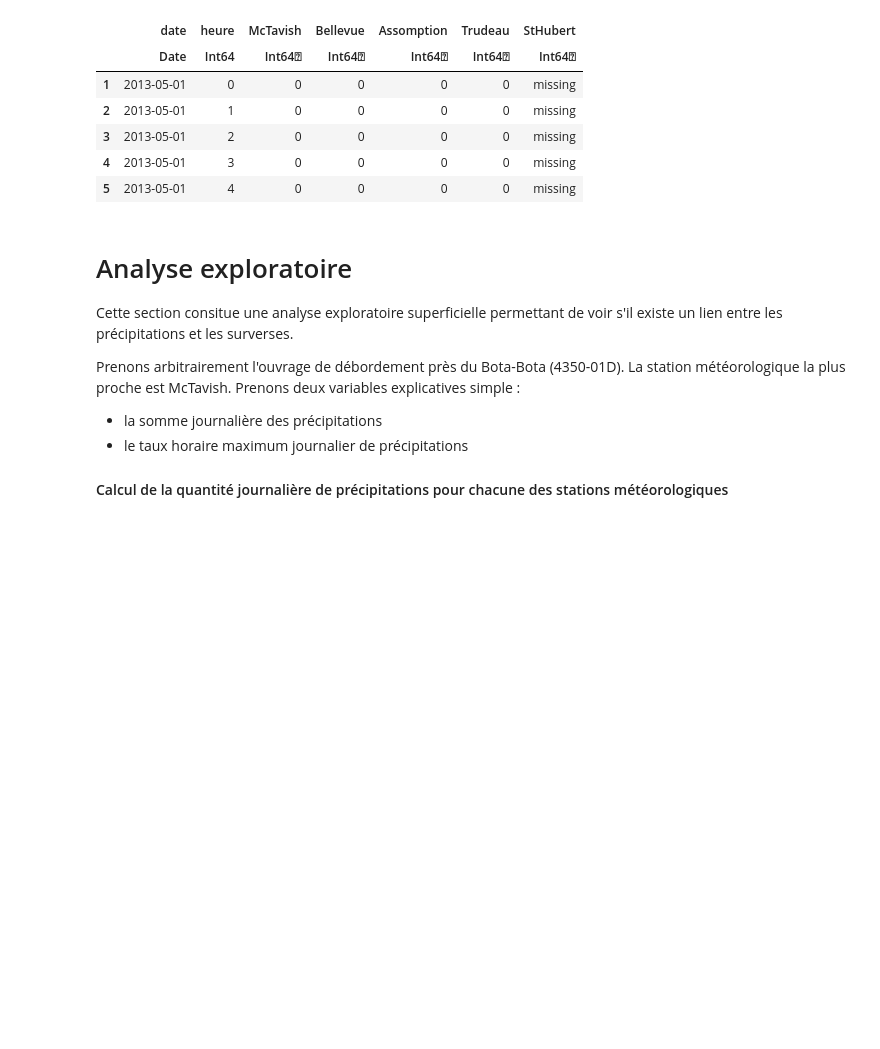
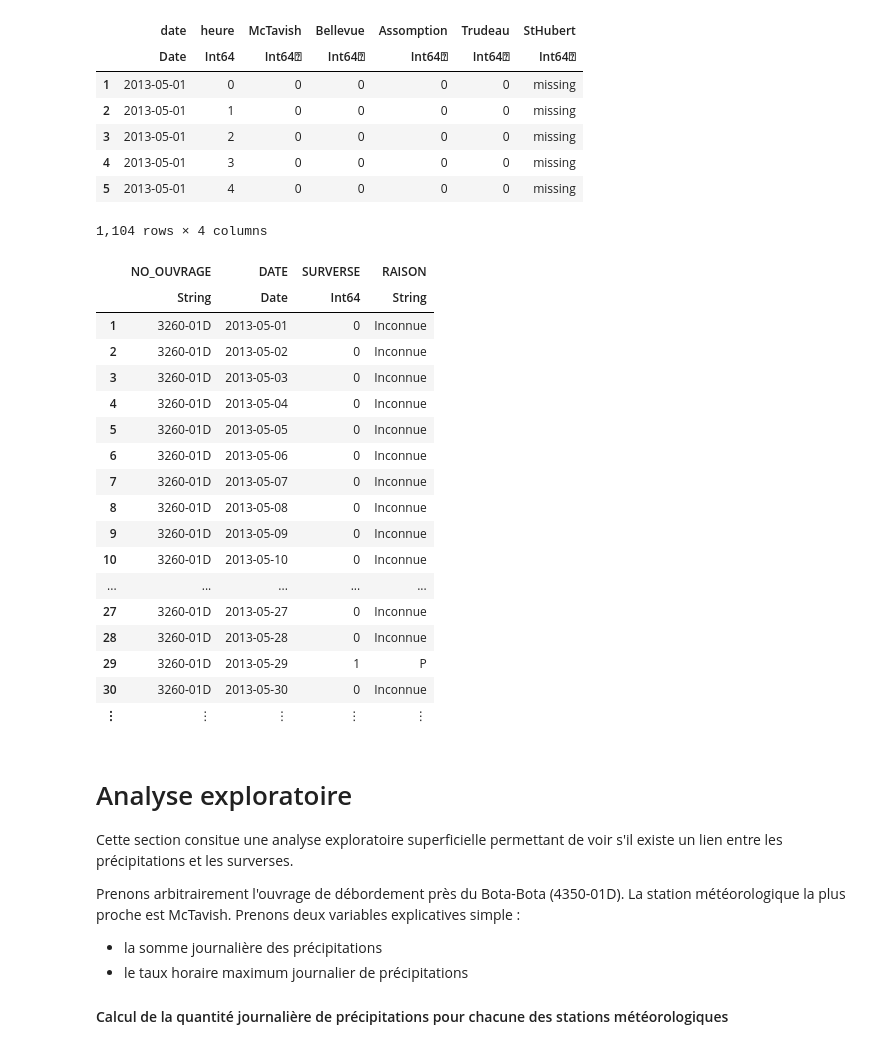
Before and after one commit to thien-ng/MTH3302, a Jupyter notebook: ProjetA19.ipynb, the cells around one changed output. Cells and saved outputs as stored; diff of their text form; code cells hidden in the pictures; blank space fills up the shorter version.

Commit message:
add logit

```diff
--- a/ProjetA19.ipynb
+++ b/ProjetA19.ipynb
@@ -152,9 +140,9 @@ first(surverse_df,5)
 # %% [markdown]
 ## Chargement des précipitations
 # %%
-data = CSV.read("data/precipitations.csv",missingstring="-99999")
-rename!(data, Symbol("St-Hubert")=>:StHubert)
-first(data,5)
+data_precipitations = CSV.read("data/precipitations.csv",missingstring="-99999")
+rename!(data_precipitations, Symbol("St-Hubert")=>:StHubert)
+first(data_precipitations,5)
 # %% [output]
 5 rows × 7 columns
 |  | date | heure | McTavish | Bellevue | Assomption | Trudeau | StHubert |
@@ -169,9 +157,9 @@ first(data,5)
 
 #### Extraction des précipitations des mois de mai à octobre inclusivement
 # %%
-data = filter(row -> month(row.date) > 4, data)
-data = filter(row -> month(row.date) < 11, data)
-first(data,5)
+data_precipitations = filter(row -> month(row.date) > 4, data_precipitations)
+data_precipitations = filter(row -> month(row.date) < 11, data_precipitations)
+first(data_precipitations,5)
 # %% [output]
 5 rows × 7 columns
 |  | date | heure | McTavish | Bellevue | Assomption | Trudeau | StHubert |
@@ -181,6 +169,63 @@ first(data,5)
 | 3 | 2013-05-01 | 2 | 0 | 0 | 0 | 0 | missing |
 | 4 | 2013-05-01 | 3 | 0 | 0 | 0 | 0 | missing |
 | 5 | 2013-05-01 | 4 | 0 | 0 | 0 | 0 | missing |
+# %%
+# Variable explicative
+# x1 = Quantite de pluie journalier
+# x2 = taux horaire maximale
+
+
+precip = by(data_precipitations, :date,  McTavish = :McTavish=>sum)
+raison = coalesce.(precip[:,:McTavish], 0)
+precip[!,:McTavish] = raison
+
+precip = precip[:,:McTavish]
+
+n = length(precip)
+
+x₁ = zeros(n)
+
+# first(precip,5)
+# precip
+
+for i = 1:n
+
+    if precip[i] > 130
+        x₁[i] = 1
+    end
+
+end
+
+# 3260-01D
+ouvrage = "3260-01D"
+
+df = filter(row -> row.NO_OUVRAGE == ouvrage, data_surverse)
+# df
+
+print(length(x₁))
+
+# df = DataFrame(x₁=x₁,Y=data_surverse[:,:SURVERSE])
+# M = glm(@formula(Y ~ x₁), df,  Bernoulli(), LogitLink())
+# %% [output]
+1,104 rows × 4 columns
+|  | NO_OUVRAGE | DATE | SURVERSE | RAISON |
+|  | String | Date | Int64 | String |
+| 1 | 3260-01D | 2013-05-01 | 0 | Inconnue |
+| 2 | 3260-01D | 2013-05-02 | 0 | Inconnue |
+| 3 | 3260-01D | 2013-05-03 | 0 | Inconnue |
+| 4 | 3260-01D | 2013-05-04 | 0 | Inconnue |
+| 5 | 3260-01D | 2013-05-05 | 0 | Inconnue |
+| 6 | 3260-01D | 2013-05-06 | 0 | Inconnue |
+| 7 | 3260-01D | 2013-05-07 | 0 | Inconnue |
+| 8 | 3260-01D | 2013-05-08 | 0 | Inconnue |
+| 9 | 3260-01D | 2013-05-09 | 0 | Inconnue |
+| 10 | 3260-01D | 2013-05-10 | 0 | Inconnue |
+| ... | ... | ... | ... | ... |
+| 27 | 3260-01D | 2013-05-27 | 0 | Inconnue |
+| 28 | 3260-01D | 2013-05-28 | 0 | Inconnue |
+| 29 | 3260-01D | 2013-05-29 | 1 | P |
+| 30 | 3260-01D | 2013-05-30 | 0 | Inconnue |
+| ⋮ | ⋮ | ⋮ | ⋮ | ⋮ |
 # %% [markdown]
 # Analyse exploratoire
 
```
Also changed, not shown: parts of 6 cells of this notebook, 1 other file.
